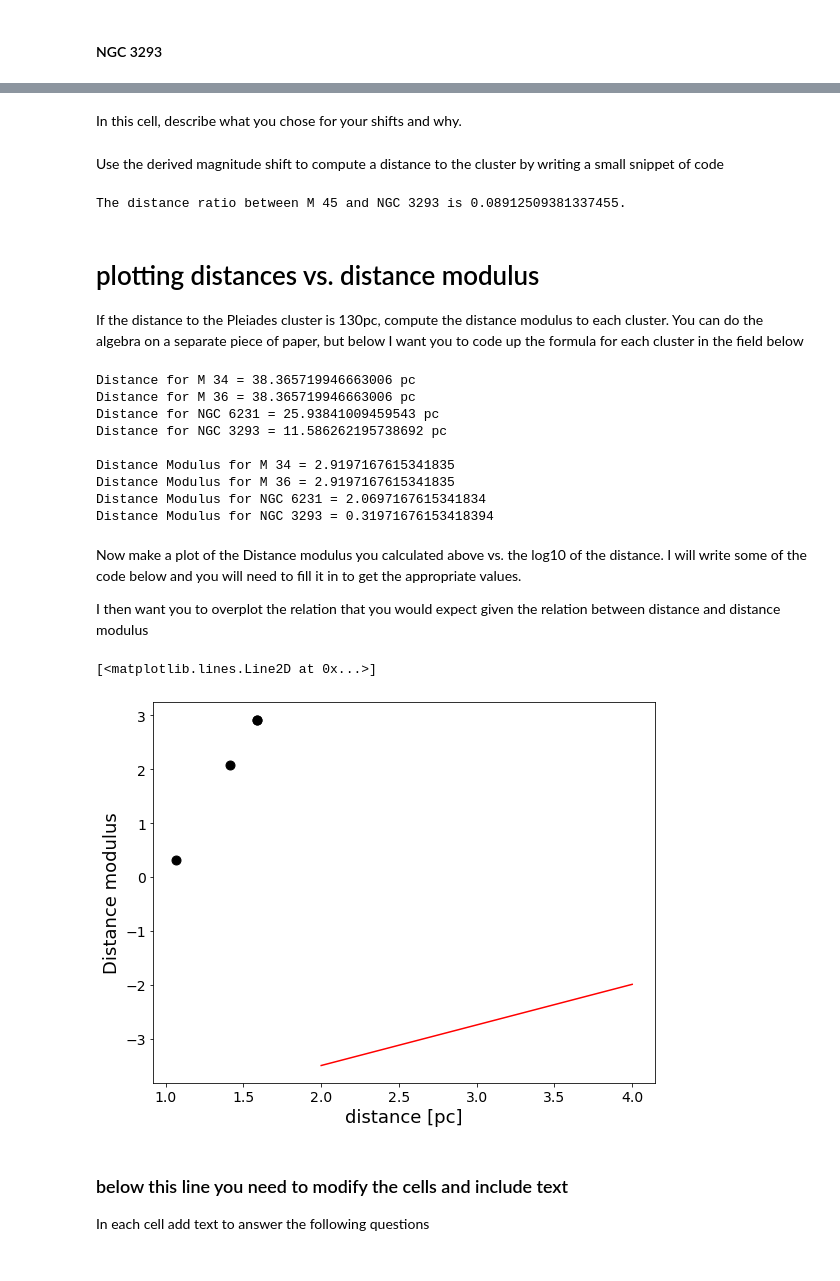
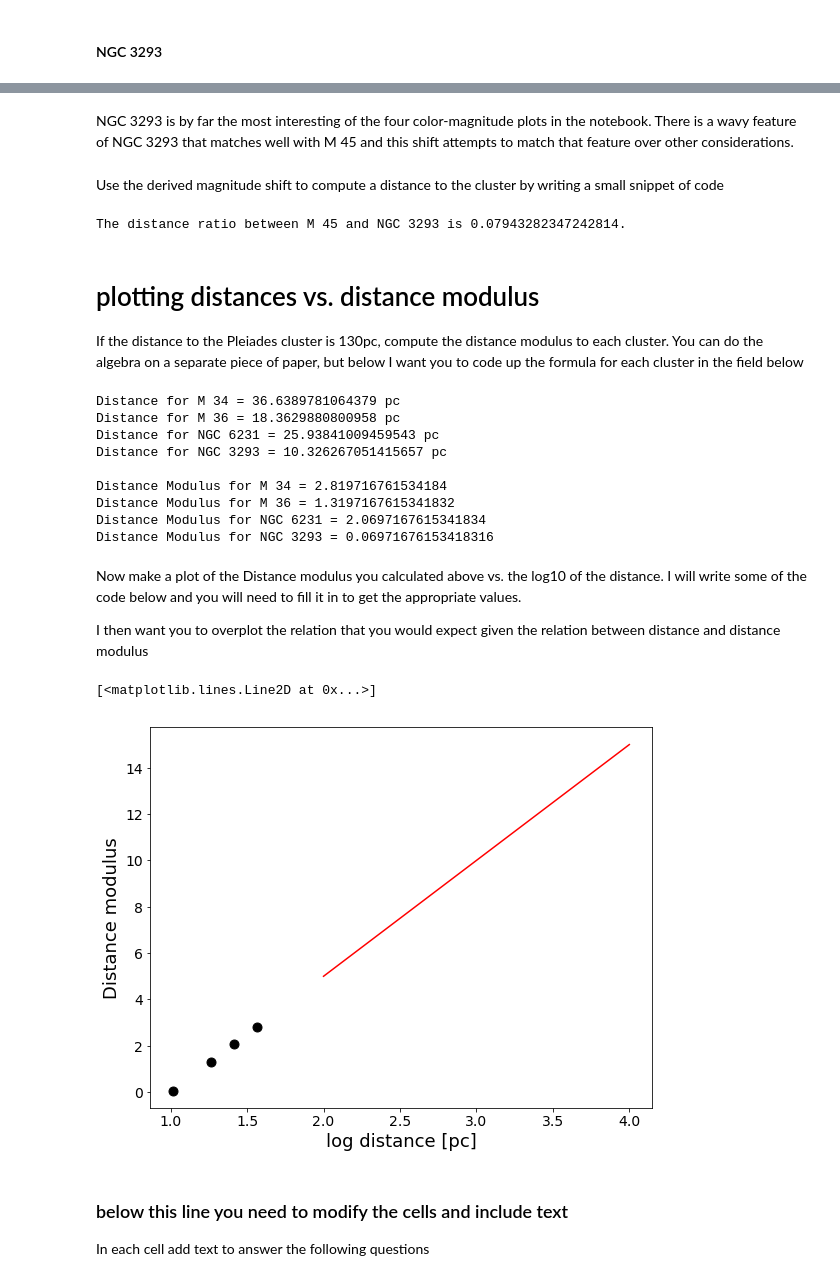
Before and after one commit to ThomasGartman/ASTR596_HW2, a Jupyter notebook: cluster_plot_student.ipynb, the cells around one changed output, grey strips where cells are left out. Cells and saved outputs as stored; diff of their text form; code cells hidden in the pictures.

Commit message:
Finished main work, still need to implement computer based shift function.

```diff
--- a/cluster_plot_student.ipynb
+++ b/cluster_plot_student.ipynb
@@ -52,7 +52,7 @@ Use the derived shifts to compute a distance to the cluster by writing a small s
 #To print a value you need to write "print
 # *******
 # enter your calculated shift here
-shift_m34 = -2.65
+shift_m34 = -2.75
 
 # Assuming the distance to M45 is 130pc write an code expression that converts your shift into the ratio of the distances
 #the Pleiades to this cluster
@@ -75,10 +75,10 @@ Use the derived magnitude shift to compute a distance to the cluster by writing
 #To print a value you need to write "print(value)"
 # *******
 # enter your calculated shift here
-shift_m36 = -4
+shift_m36 = -4.25
 
 # Assuming the distance to M45 is 130pc write an code expression that converts your shift into the ratio of the distances
 #the Pleiades to this cluster
-dist_ratio_m36 = 10**(.2*(shift_m34))
+dist_ratio_m36 = 10**(.2*(shift_m36))
 print("The distance ratio between M 45 and M 36 is ", dist_ratio_m36, ".", sep = "")
 # %% [output]
@@ -116,5 +116,5 @@ cp.cmdplot(clustname='NGC 3293',magshift=-5.25,colshift=0)
-# %% [markdown]
-In this cell, describe what you chose for your shifts and why.
+# %% [markdown]
+NGC 3293 is by far the most interesting of the four color-magnitude plots in the notebook. There is a wavy feature of NGC 3293 that matches well with M 45 and this shift attempts to match that feature over other considerations.
 # %% [markdown]
 Use the derived magnitude shift to compute a distance to the cluster by writing a small snippet of code
 # %%
@@ -123,14 +123,14 @@ Use the derived magnitude shift to compute a distance to the cluster by writing
 #To print a value you need to write "print(value)"
 # *******
 # enter your calculated shift here
-shift_ngc3293 = -5.25
+shift_ngc3293 = -5.5
 
 # Assuming the distance to M45 is 130pc write an code expression that converts your shift into the ratio of the distances
 #the Pleiades to this cluster
 dist_ratio_ngc3293 = 10**(.2*(shift_ngc3293))
 print("The distance ratio between M 45 and NGC 3293 is ", dist_ratio_ngc3293, ".", sep = "")
 # %% [output]
-The distance ratio between M 45 and NGC 3293 is 0.08912509381337455.
+The distance ratio between M 45 and NGC 3293 is 0.07943282347242814.
 # %% [markdown]
 # plotting distances vs. distance modulus
 If the distance to the Pleiades cluster is 130pc, compute the distance modulus to each cluster.  You can do the algebra on a separate piece of paper, but below I want you to code up the formula for each cluster in the field below
@@ -145,7 +145,7 @@ dist_ratios = np.array([dist_ratio_m34, dist_ratio_m36, dist_ratio_ngc6231, dist
 
 #write an expression to calculate the distance to each cluster
 dist_pleiades = 130.0
-dists = np.array([dist_ratios[0]*130, dist_ratios[1]*130, dist_ratios[2]*130, dist_ratios[3]*130])
+dists = np.array([dist_ratios[0]*dist_pleiades, dist_ratios[1]*dist_pleiades, dist_ratios[2]*dist_pleiades, dist_ratios[3]*dist_pleiades])
 
 print("Distance for M 34 = ", dists[0], " pc", sep="")
 print("Distance for M 36 = ", dists[1], " pc", sep="")
@@ -161,15 +161,15 @@ print("Distance Modulus for M 36 = ", dist_mods[1], sep="")
 print("Distance Modulus for NGC 6231 = ", dist_mods[2], sep="")
 print("Distance Modulus for NGC 3293 = ", dist_mods[3], sep="")
 # %% [output]
-Distance for M 34 = 38.365719946663006 pc
-Distance for M 36 = 38.365719946663006 pc
+Distance for M 34 = 36.6389781064379 pc
+Distance for M 36 = 18.3629880800958 pc
 Distance for NGC 6231 = 25.93841009459543 pc
-Distance for NGC 3293 = 11.586262195738692 pc
+Distance for NGC 3293 = 10.326267051415657 pc
 
-Distance Modulus for M 34 = 2.9197167615341835
-Distance Modulus for M 36 = 2.9197167615341835
+Distance Modulus for M 34 = 2.819716761534184
+Distance Modulus for M 36 = 1.3197167615341832
 Distance Modulus for NGC 6231 = 2.0697167615341834
-Distance Modulus for NGC 3293 = 0.31971676153418394
+Distance Modulus for NGC 3293 = 0.06971676153418316
 # %% [markdown]
 Now make a plot of the Distance modulus you calculated above vs. the log10 of the distance.  I will write some of the code below and you will need to fill it in to get the appropriate values.
 
@@ -177,25 +177,25 @@ I then want you to overplot the relation that you would expect given the relatio
 # %%
 #you will need to put the values from above into an array to allow you to plot it.
 
 logdist = np.log10(dists)
 
 plt.plot(logdist, dist_mods, 'ko', markersize=9)
-plt.xlabel('distance [pc]')
+plt.xlabel('log distance [pc]')
 plt.ylabel('Distance modulus')
 
 # here you will need to draw a line on your plot that shows the prediction
 # these are the two x-points of your line, in log distance
 logdistpred = np.array([2,4])
 
 # write down the function that turns logdistpred into the distance modulus
 # *******
-dmpred = 5*np.log10(logdistpred/10)
+dmpred = 5*logdistpred - 5
 
 #plot this line on the previous plot
 plt.plot(logdistpred, dmpred, 'r-')
 # %% [output]
 [<matplotlib.lines.Line2D at 0x...>]
-[figure, old version]
+[figure, new version]
 # %% [markdown]
 ### below this line you need to modify the cells and include text
 
```
Also changed, not shown: parts of 18 cells of this notebook.
